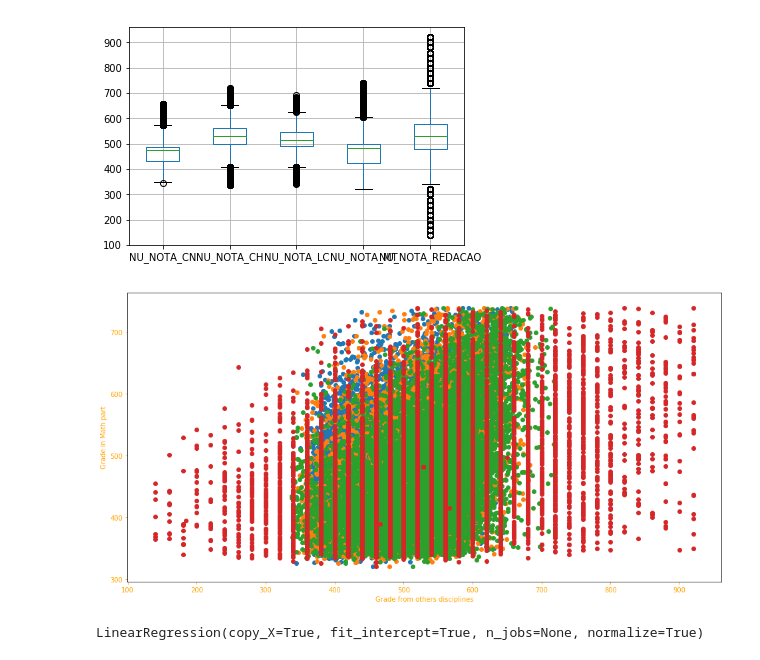
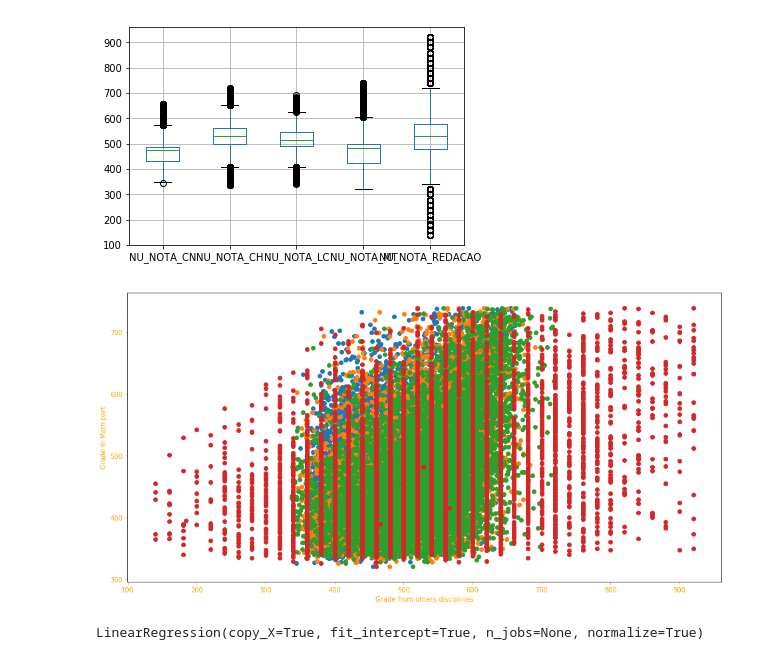
Before and after one commit to joberthrogers18/codenation-datascience, a Jupyter notebook: Challenge1/challenge1_enem.ipynb, the cells around one changed output. Drawn from its saved outputs; the diff is of its cells as text; code cells hidden in the pictures.

```diff
--- a/Challenge1/challenge1_enem.ipynb
+++ b/Challenge1/challenge1_enem.ipynb
@@ -39,14 +39,14 @@ dataset_train['NU_NOTA_REDACAO'].fillna(dataset_train['NU_NOTA_REDACAO'].mean(),
 dataset_train['NU_NOTA_MT'].fillna(dataset_train['NU_NOTA_MT'].mean(), inplace=True)
 # %%
 # OPTIONAL
-from sklearn.preprocessing import StandardScaler
+# from sklearn.preprocessing import StandardScaler
 
-scaler = StandardScaler()
-scaler.fit(dataset_train)
-scaled_df = scaler.transform(dataset_train)
-col = ['NU_NOTA_CN', 'NU_NOTA_CH', 'NU_NOTA_LC', 'NU_NOTA_MT', 'NU_NOTA_REDACAO']
-dataset_train = pd.DataFrame(scaled_df, columns=col)
-dataset_train.head()
+# scaler = StandardScaler()
+# scaler.fit(dataset_train)
+# scaled_df = scaler.transform(dataset_train)
+# col = ['NU_NOTA_CN', 'NU_NOTA_CH', 'NU_NOTA_LC', 'NU_NOTA_MT', 'NU_NOTA_REDACAO']
+# dataset_train = pd.DataFrame(scaled_df, columns=col)
+# dataset_train.head()
 # %%
 dataset_train.isnull().sum()
 # %% [output]
@@ -136,3 +136,7 @@ dataset_train.boxplot()
 # variables independents (x) and the predict variable (y)
 x = dataset_train.loc[:, ['NU_NOTA_CN', 'NU_NOTA_CH', 'NU_NOTA_LC', 'NU_NOTA_REDACAO']]
 y = dataset_train.loc[:, ['NU_NOTA_MT']]
+# %%
+from sklearn.model_selection import train_test_split
+
+x_train, x_test, y_train, y_test = train_test_split(x, y, test_size=0.2)
@@ -139,27 +145,27 @@ y = dataset_train.loc[:, ['NU_NOTA_MT']]
 # %%
 fig, ax =  plt.subplots(figsize=(16,8))
 
 # 'Distribution of grades'
-ax.scatter(x['NU_NOTA_CN'], y['NU_NOTA_MT'])
-ax.scatter(x['NU_NOTA_LC'], y['NU_NOTA_MT'])
-ax.scatter(x['NU_NOTA_CH'], y['NU_NOTA_MT'])
-ax.scatter(x['NU_NOTA_REDACAO'], y['NU_NOTA_MT'])
+ax.scatter(x_train['NU_NOTA_CN'], y_train['NU_NOTA_MT'])
+ax.scatter(x_train['NU_NOTA_LC'], y_train['NU_NOTA_MT'])
+ax.scatter(x_train['NU_NOTA_CH'], y_train['NU_NOTA_MT'])
+ax.scatter(x_train['NU_NOTA_REDACAO'], y_train['NU_NOTA_MT'])
 ax.set_xlabel('Grade from others disciplines')
 ax.set_ylabel('Grade in Math part')
 
 COLOR='orange'
 
 #color of axis
 ax.tick_params(axis='x', colors=COLOR)
 ax.tick_params(axis='y', colors=COLOR)
 
 # color of labels
 ax.yaxis.label.set_color(COLOR)
 ax.xaxis.label.set_color(COLOR)
 
 plt.show()
 # %% [output]
-[figure, old version]
+[figure, new version]
 # %%
 from sklearn.linear_model import LinearRegression
 
```
Also changed, not shown: parts of 10 cells of this notebook.
